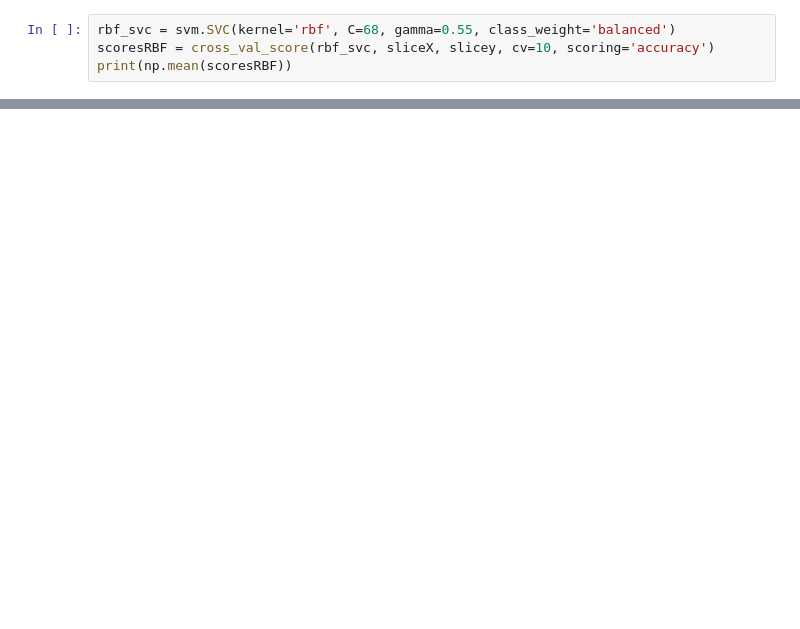
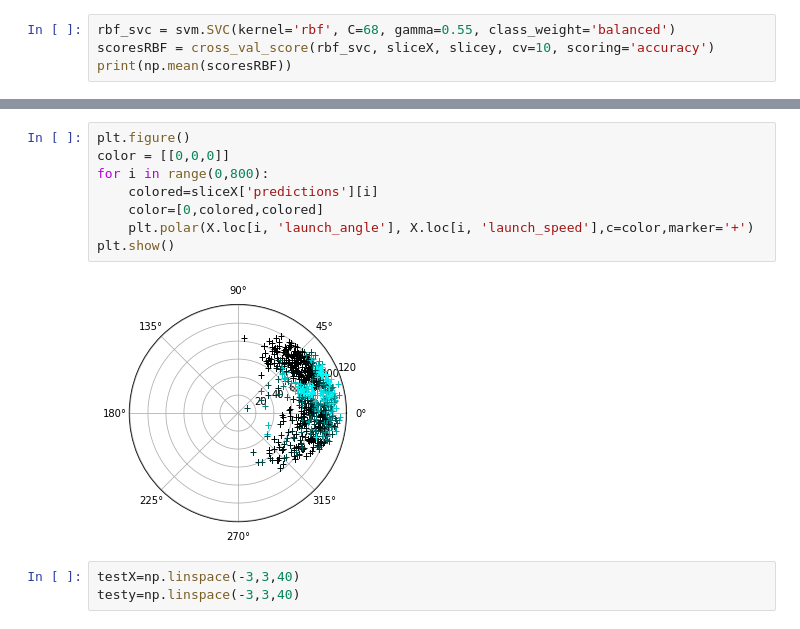
Before and after one commit to EricLangdon/cs254-Project, a Jupyter notebook: jupyter/Project_v2_randomfor.ipynb, the cells around one changed output, grey strips where cells are left out. Saved outputs shown, nothing was run; the diff lists cells and outputs as text; blank space fills up the shorter version.

```diff
--- a/jupyter/Project_v2_randomfor.ipynb
+++ b/jupyter/Project_v2_randomfor.ipynb
@@ -190,0 +264,13 @@ print(np.mean(scores_rf))
+# %%
+plt.figure()
+color = [[0,0,0]]
+for i in range(0,800):
+    colored=sliceX['predictions'][i]
+    color=[0,colored,colored]
+    plt.polar(X.loc[i, 'launch_angle'], X.loc[i, 'launch_speed'],c=color,marker='+')
+plt.show()
+# %% [output]
+[figure, added]
+# %%
+testX=np.linspace(-3,3,40)
+testy=np.linspace(-3,3,40)
```
Also changed, not shown: parts of 21 cells of this notebook.
